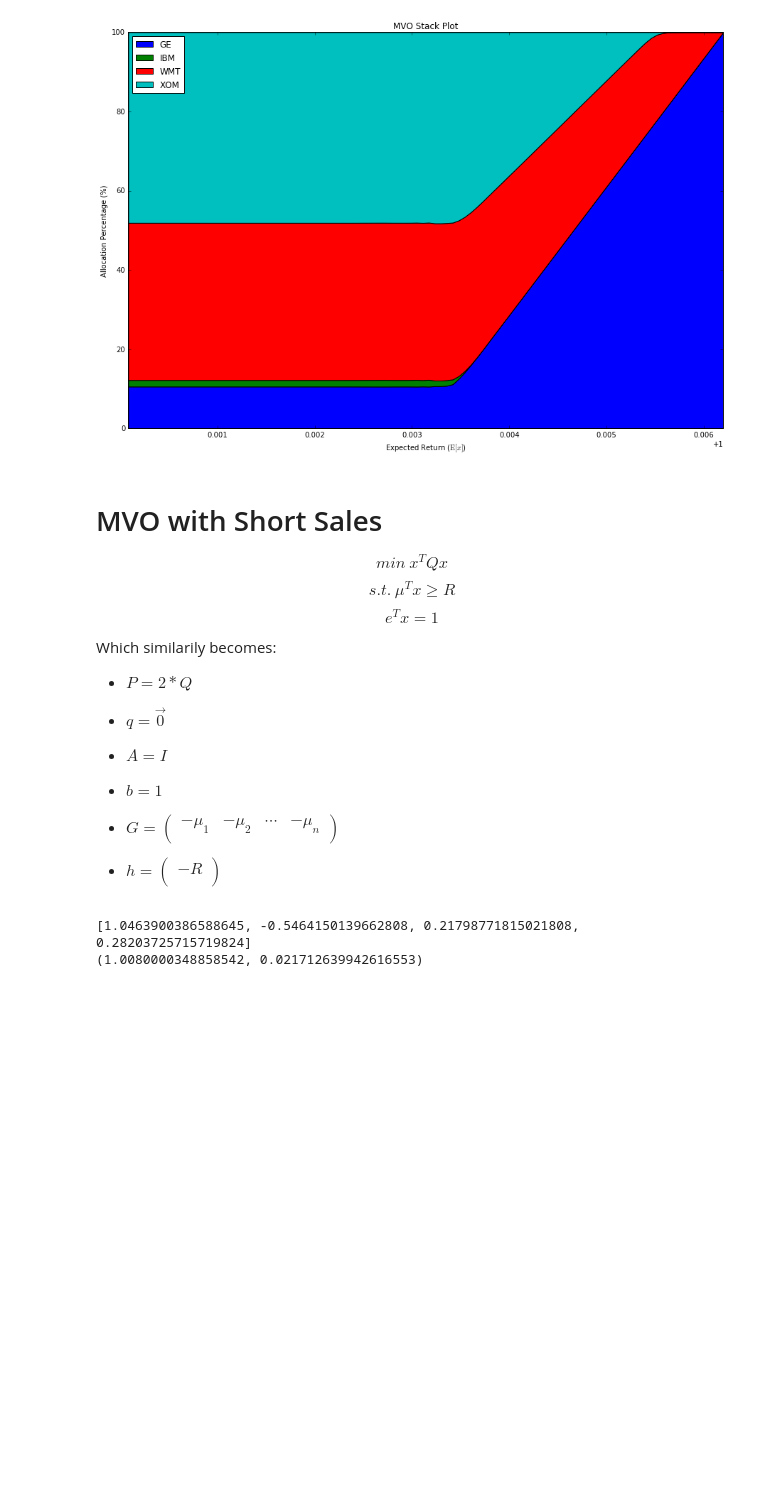
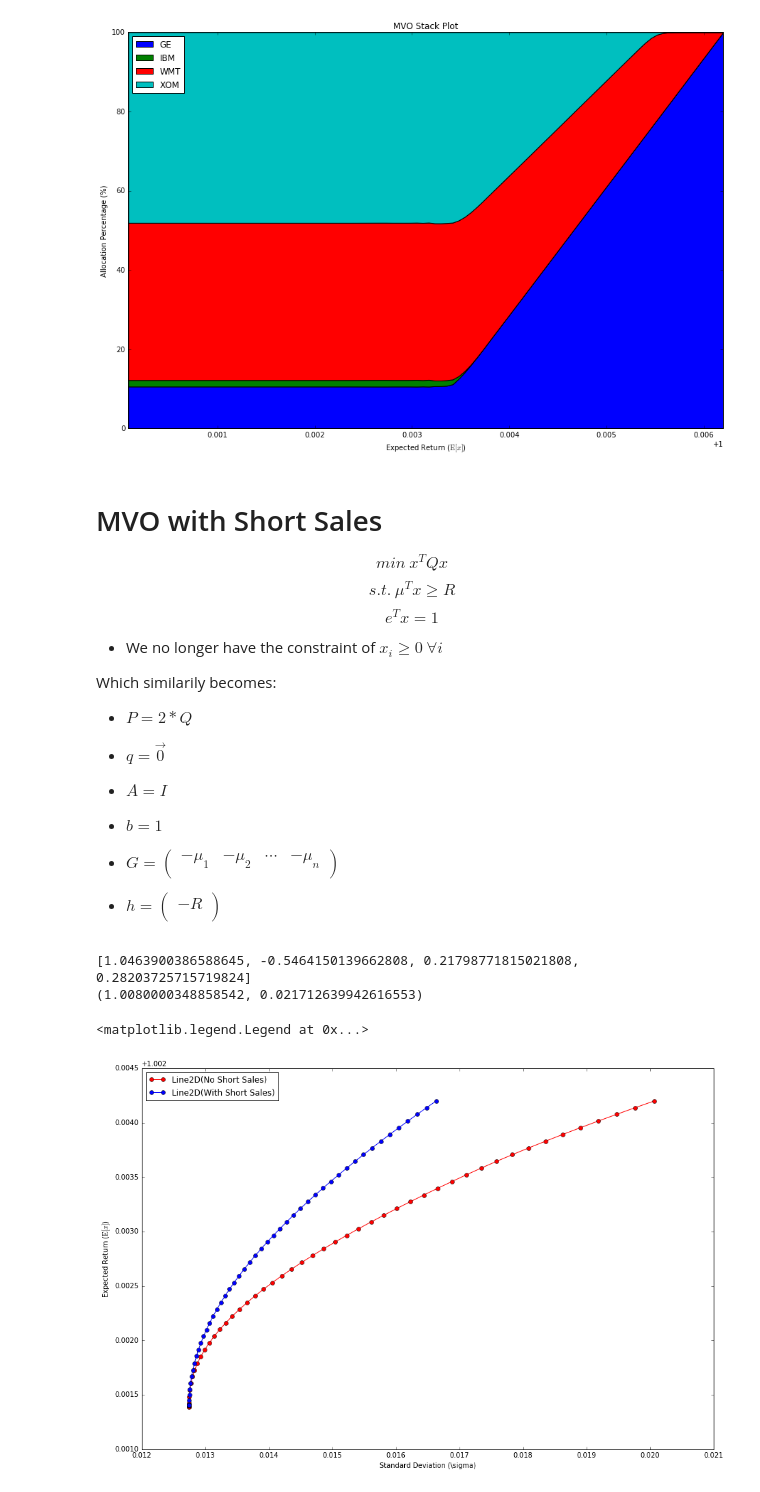
Before and after one commit to jamlamberti/Py4FinOpt, a Jupyter notebook: mean_variance_optimization.ipynb, the cells around one changed output. Saved outputs shown, nothing was run; the diff lists cells and outputs as text; code cells hidden in the pictures; blank space fills up the shorter version.

Commit message:
Added comparision between with and without shorting

```diff
--- a/mean_variance_optimization.ipynb
+++ b/mean_variance_optimization.ipynb
@@ -215,6 +215,8 @@ plt.show()
 $$min\ x^TQx$$
 $$s.t.\ \mu^Tx \ge R$$
 $$e^Tx = 1$$
+
+* We no longer have the constraint of $x_i \ge 0\ \forall i$
 
 Which similarily becomes:
 * $P = 2*Q$
@@ -263,3 +265,16 @@ print compute_mu_sigma(allocation)
 # %% [output]
 [1.0463900386588645, -0.5464150139662808, 0.21798771815021808, 0.28203725715719824]
 (1.0080000348858542, 0.021712639942616553)
+# %%
+allocations = [list(mvo_shorts(returns_array, s)) for s in steps]
+means2, stds2 = np.column_stack([compute_mu_sigma(alloc) for alloc in allocations])
+
+fig = plt.figure(figsize=(15,10))
+h1, = plt.plot(stds1, means1, 'r-o', label='No Short Sales')
+h2, = plt.plot(stds2, means2, 'b-o', label='With Short Sales')
+plt.xlabel('Standard Deviation (\sigma)')
+plt.ylabel('Expected Return ($\mathrm{E}[x]$)')
+plt.legend([h1, h2], loc='upper left')
+# %% [output]
+<matplotlib.legend.Legend at 0x...>
+[figure, added]
```
